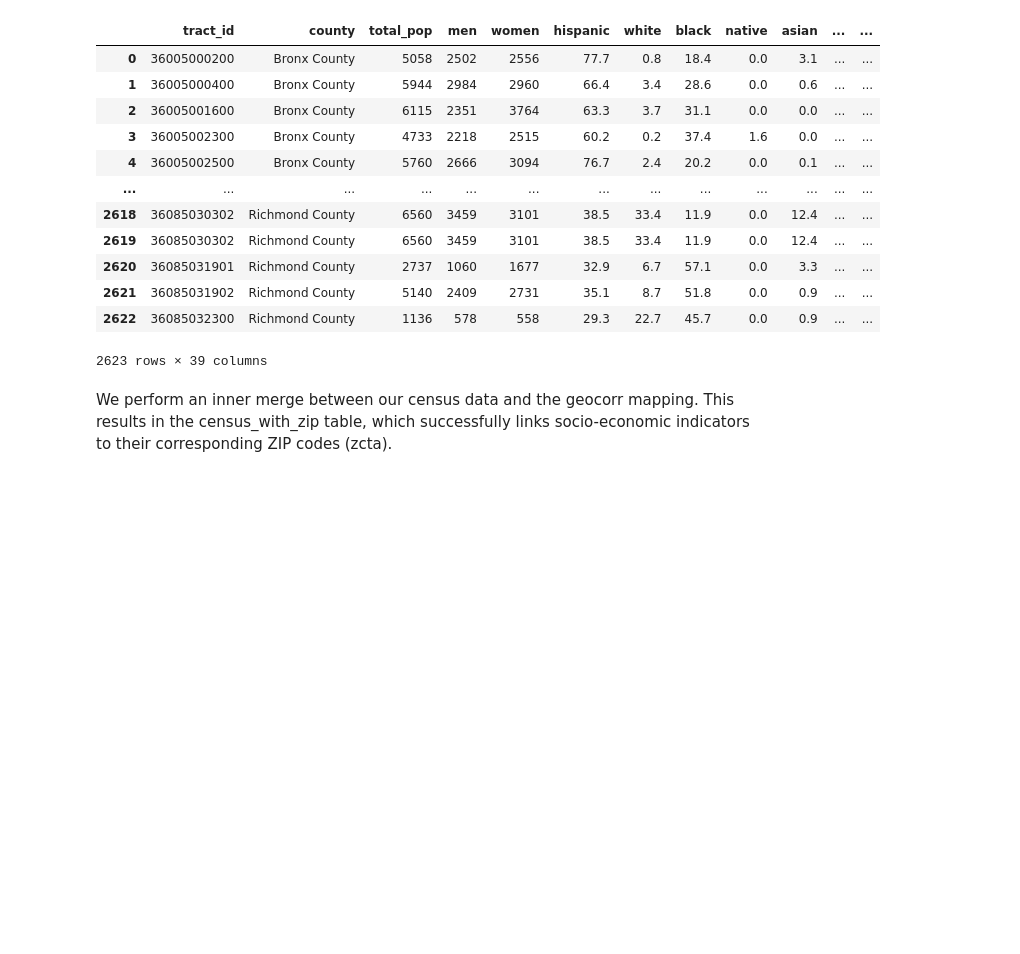
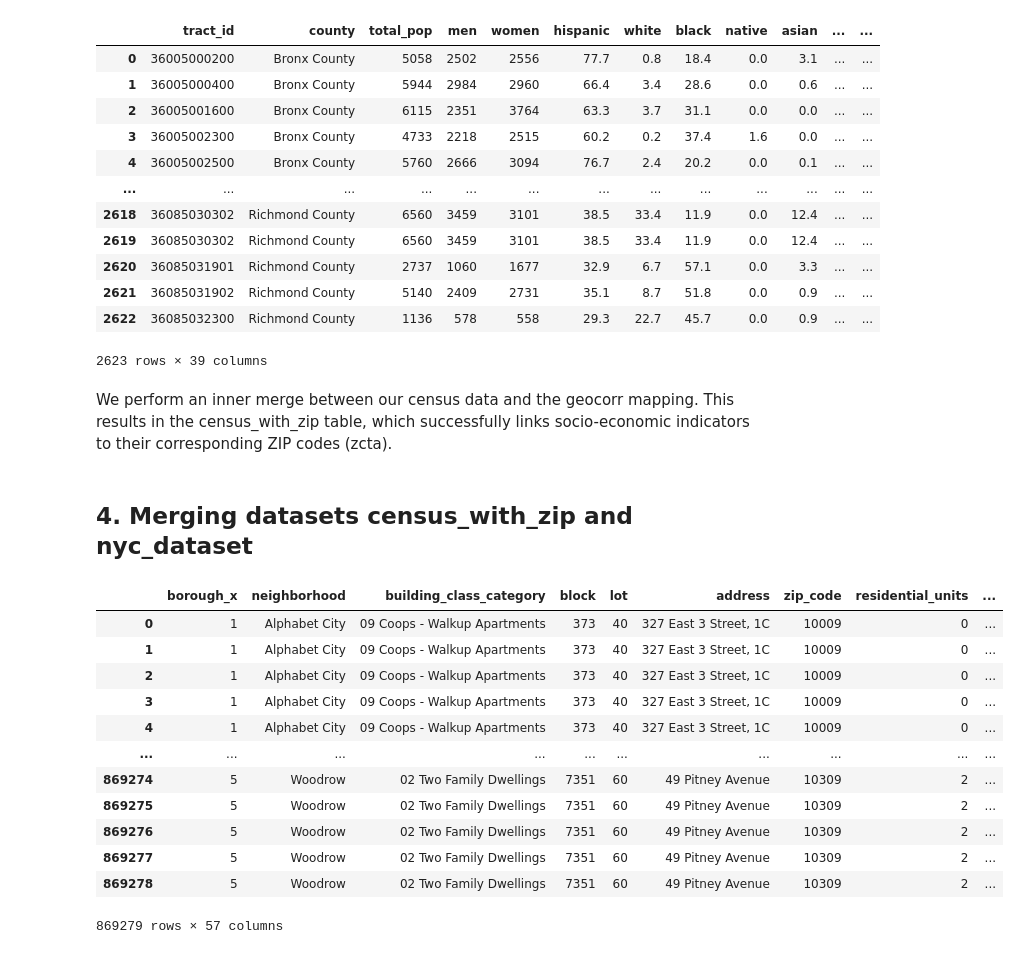
Before and after one commit to radinelageorgieva/Data-Science, a Jupyter notebook: FinalProject.ipynb, the cells around one changed output. Saved outputs shown, nothing was run; the diff lists cells and outputs as text; code cells hidden in the pictures; blank space fills up the shorter version.

```diff
--- a/FinalProject.ipynb
+++ b/FinalProject.ipynb
@@ -767,3 +768,9 @@ census_with_zip
 2623 rows × 39 columns
 # %% [markdown]
 We perform an inner merge between our census data and the geocorr mapping. This results in the census_with_zip table, which successfully links socio-economic indicators to their corresponding ZIP codes (zcta).
+# %% [markdown]
+## 4. Merging datasets census_with_zip and nyc_dataset
+# %%
+zip_col = [col for col in nyc_dataset.columns if 'ZIP' in col.upper()][0]
+# %%
+nyc_dataset[zip_col] = nyc_dataset[zip_col].astype(str)
@@ -769,0 +785,16 @@ We perform an inner merge between our census data and the geocorr mapping. This
+# %%
+merged_dataset
+# %% [output]
+|  | borough_x | neighborhood | building_class_category | block | lot | address | zip_code | residential_units | ... |
+| 0 | 1 | Alphabet City | 09 Coops - Walkup Apartments | 373 | 40 | 327 East 3 Street, 1C | 10009 | 0 | ... |
+| 1 | 1 | Alphabet City | 09 Coops - Walkup Apartments | 373 | 40 | 327 East 3 Street, 1C | 10009 | 0 | ... |
+| 2 | 1 | Alphabet City | 09 Coops - Walkup Apartments | 373 | 40 | 327 East 3 Street, 1C | 10009 | 0 | ... |
+| 3 | 1 | Alphabet City | 09 Coops - Walkup Apartments | 373 | 40 | 327 East 3 Street, 1C | 10009 | 0 | ... |
+| 4 | 1 | Alphabet City | 09 Coops - Walkup Apartments | 373 | 40 | 327 East 3 Street, 1C | 10009 | 0 | ... |
+| ... | ... | ... | ... | ... | ... | ... | ... | ... | ... |
+| 869274 | 5 | Woodrow | 02 Two Family Dwellings | 7351 | 60 | 49 Pitney Avenue | 10309 | 2 | ... |
+| 869275 | 5 | Woodrow | 02 Two Family Dwellings | 7351 | 60 | 49 Pitney Avenue | 10309 | 2 | ... |
+| 869276 | 5 | Woodrow | 02 Two Family Dwellings | 7351 | 60 | 49 Pitney Avenue | 10309 | 2 | ... |
+| 869277 | 5 | Woodrow | 02 Two Family Dwellings | 7351 | 60 | 49 Pitney Avenue | 10309 | 2 | ... |
+| 869278 | 5 | Woodrow | 02 Two Family Dwellings | 7351 | 60 | 49 Pitney Avenue | 10309 | 2 | ... |
+869279 rows × 57 columns
```
Also changed, not shown: parts of 51 cells of this notebook.
